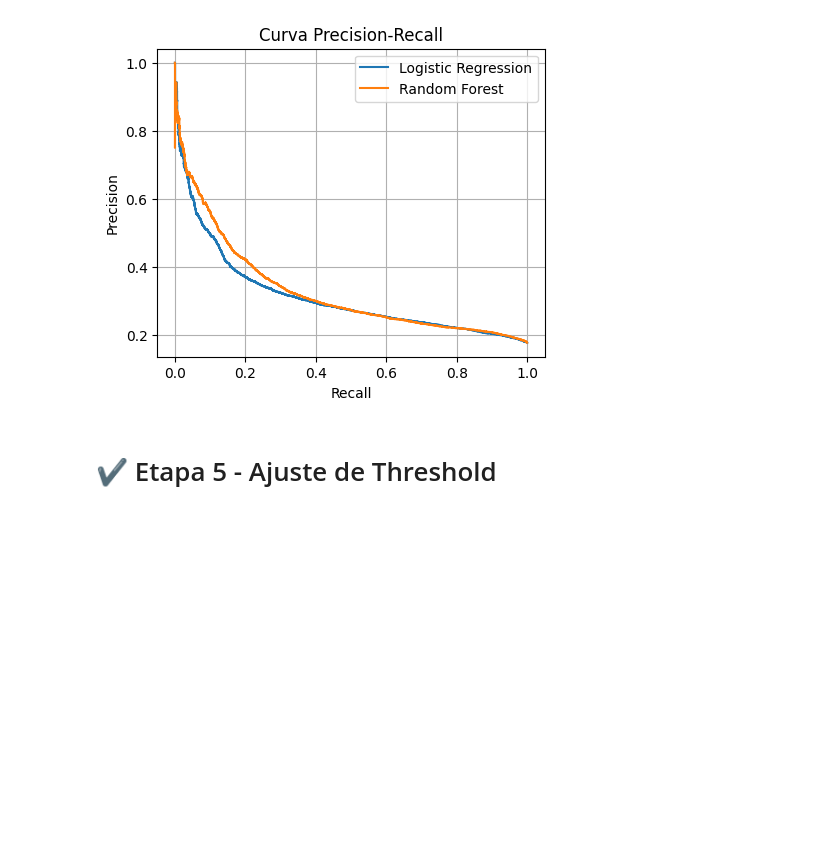
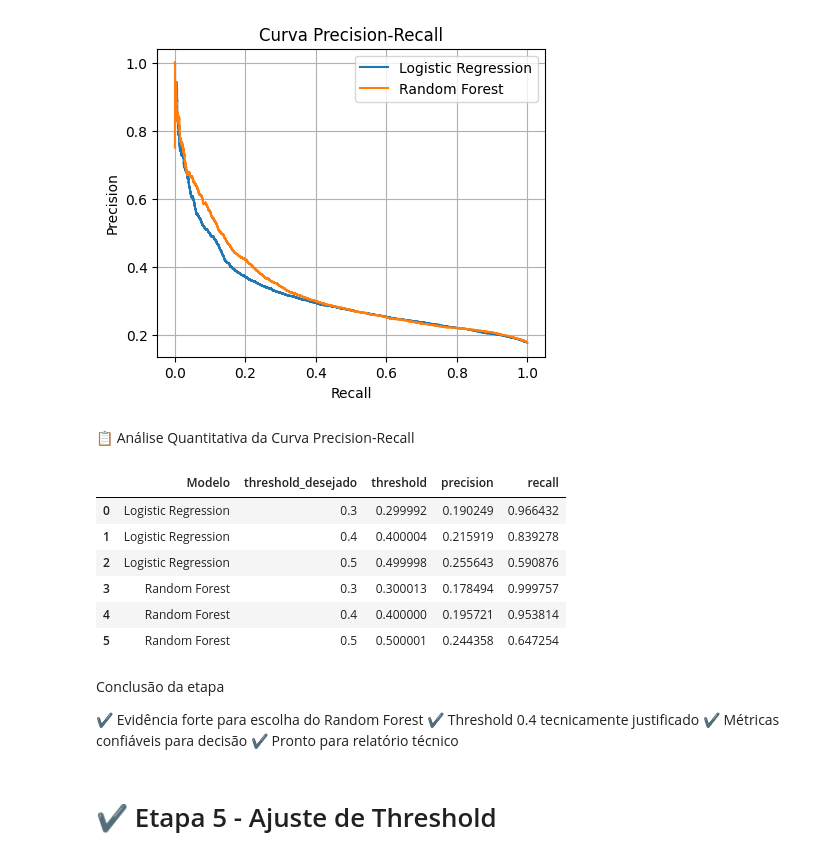
Before and after one commit to Projeto-3-FlightOnTime/Data-Science-, a Jupyter notebook: 02_Modelo_Preditivo_FlightOnTime_v6.ipynb, the cells around one changed output. Cells and saved outputs as stored; diff of their text form; code cells hidden in the pictures; blank space fills up the shorter version.

```diff
--- a/02_Modelo_Preditivo_FlightOnTime_v6.ipynb
+++ b/02_Modelo_Preditivo_FlightOnTime_v6.ipynb
@@ -346,6 +380,68 @@ plt.grid(True)
 plt.show()
 # %% [output]
 [figure]
+# %% [markdown]
+📋 Análise Quantitativa da Curva Precision-Recall
+# %%
+import pandas as pd
+import numpy as np
+from sklearn.metrics import precision_recall_curve
+
+def pr_metrics_near_thresholds(y_true, y_proba, model_name, thresholds_to_check):
+    precision, recall, thresholds = precision_recall_curve(y_true, y_proba)
+
+    df_pr = pd.DataFrame({
+        "threshold": thresholds,
+        "precision": precision[:-1],
+        "recall": recall[:-1]
+    })
+
+    rows = []
+
+    for t in thresholds_to_check:
+        idx = (df_pr["threshold"] - t).abs().idxmin()
+        row = df_pr.loc[idx].to_dict()
+        row["threshold_desejado"] = t
+        row["Modelo"] = model_name
+        rows.append(row)
+
+    return pd.DataFrame(rows)
+
+
+thresholds_check = [0.3, 0.4, 0.5]
+
+pr_lr = pr_metrics_near_thresholds(
+    y_test, y_proba_lr, "Logistic Regression", thresholds_check
+)
+
+pr_rf = pr_metrics_near_thresholds(
+    y_test, y_proba_rf, "Random Forest", thresholds_check
+)
+
+pr_comparison = pd.concat([pr_lr, pr_rf], ignore_index=True)
+
+pr_comparison[[
+    "Modelo",
+    "threshold_desejado",
+    "threshold",
+    "precision",
+    "recall"
+]]
+# %% [output]
+|  | Modelo | threshold_desejado | threshold | precision | recall |
+| 0 | Logistic Regression | 0.3 | 0.299992 | 0.190249 | 0.966432 |
+| 1 | Logistic Regression | 0.4 | 0.400004 | 0.215919 | 0.839278 |
+| 2 | Logistic Regression | 0.5 | 0.499998 | 0.255643 | 0.590876 |
+| 3 | Random Forest | 0.3 | 0.300013 | 0.178494 | 0.999757 |
+| 4 | Random Forest | 0.4 | 0.400000 | 0.195721 | 0.953814 |
+| 5 | Random Forest | 0.5 | 0.500001 | 0.244358 | 0.647254 |
+# %% [markdown]
+Conclusão da etapa
+
+✔️ Evidência forte para escolha do Random Forest
+✔️ Threshold 0.4 tecnicamente justificado
+✔️ Métricas confiáveis para decisão
+✔️ Pronto para relatório técnico
 # %% [markdown]
 # ✔️ Etapa 5 - Ajuste de Threshold
 # %% [markdown]
```
Also changed, not shown: parts of 40 cells of this notebook.
